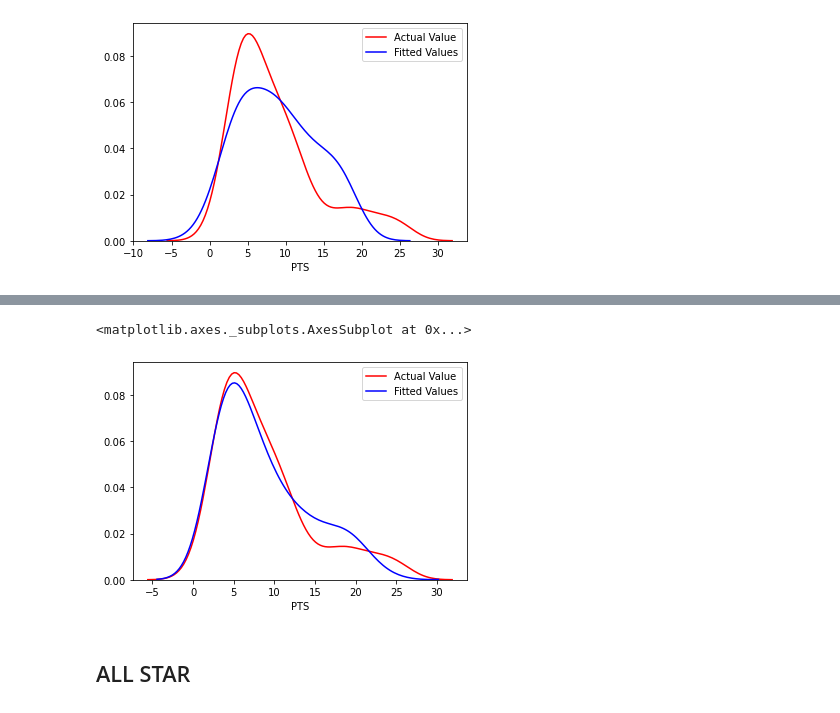
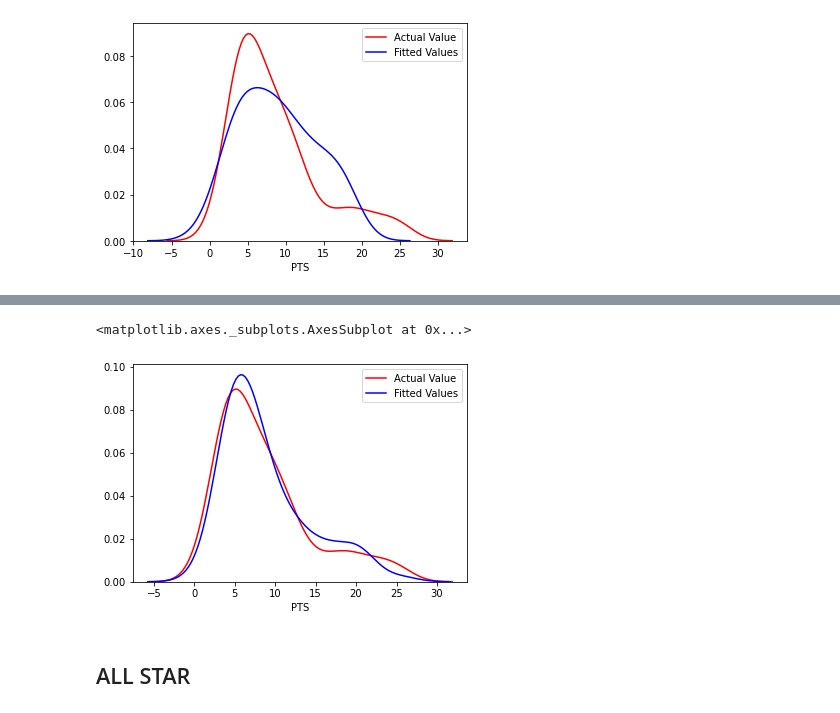
Before and after one commit to MennoCoehoorn/OZNAL, a Jupyter notebook: NBA.ipynb, the cells around one changed output, grey strips where cells are left out. Saved outputs shown, nothing was run; the diff lists cells and outputs as text; code cells hidden in the pictures.

Commit message:
Mins poly ver 2

```diff
--- a/NBA.ipynb
+++ b/NBA.ipynb
@@ -891,3 +913,8 @@ sns.distplot(predictedPoints, hist=False, color="b", label="Fitted Values" , ax=
 # %% [output]
 <matplotlib.axes._subplots.AxesSubplot at 0x...>
 [figure]
+# %%
+poly_reg = PolynomialFeatures(degree=3)
+X_poly = poly_reg.fit_transform(X_train)
+pol_reg = linear_model.LinearRegression()
+pol_reg.fit(X_poly, y_train)
@@ -893,0 +923,2 @@ sns.distplot(predictedPoints, hist=False, color="b", label="Fitted Values" , ax=
+# %%
+poly_min_pred = pol_reg.predict(poly_reg.fit_transform(X_test))
@@ -908,9 +935,9 @@ plt.plot(X, y_pred)
 # %%
 ax1 = sns.distplot(y_test, hist=False, color="r", label="Actual Value")
-sns.distplot(poly_reg_y_predicted, hist=False, color="b", label="Fitted Values" , ax=ax1)
+sns.distplot(poly_min_pred, hist=False, color="b", label="Fitted Values" , ax=ax1)
 # %% [output]
 <matplotlib.axes._subplots.AxesSubplot at 0x...>
-[figure, old version]
+[figure, new version]
 # %% [markdown]
 ## ALL STAR
 # %% [markdown]
```
Also changed, not shown: parts of 22 cells of this notebook, 4 other files.
